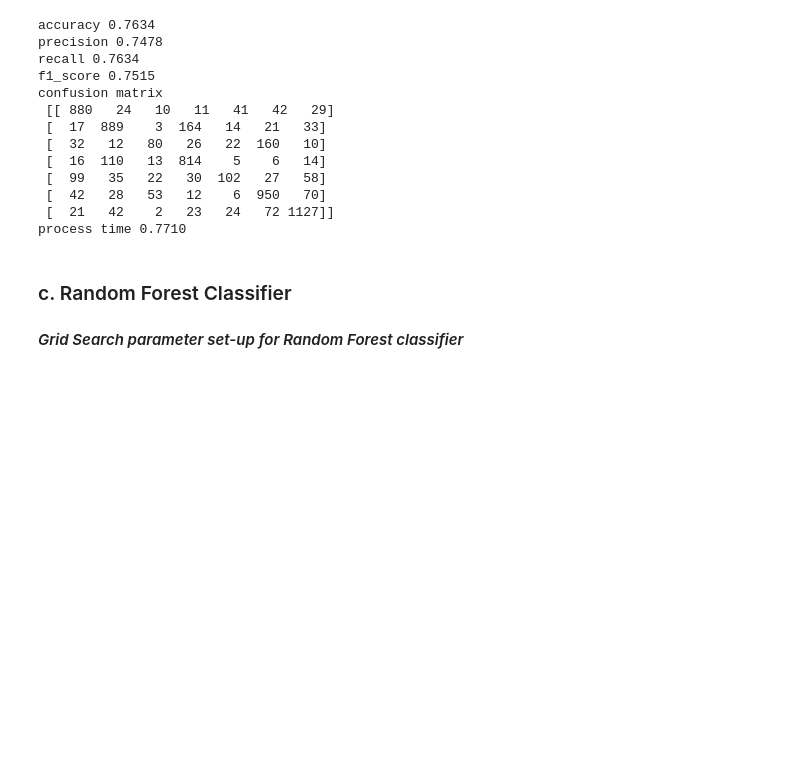
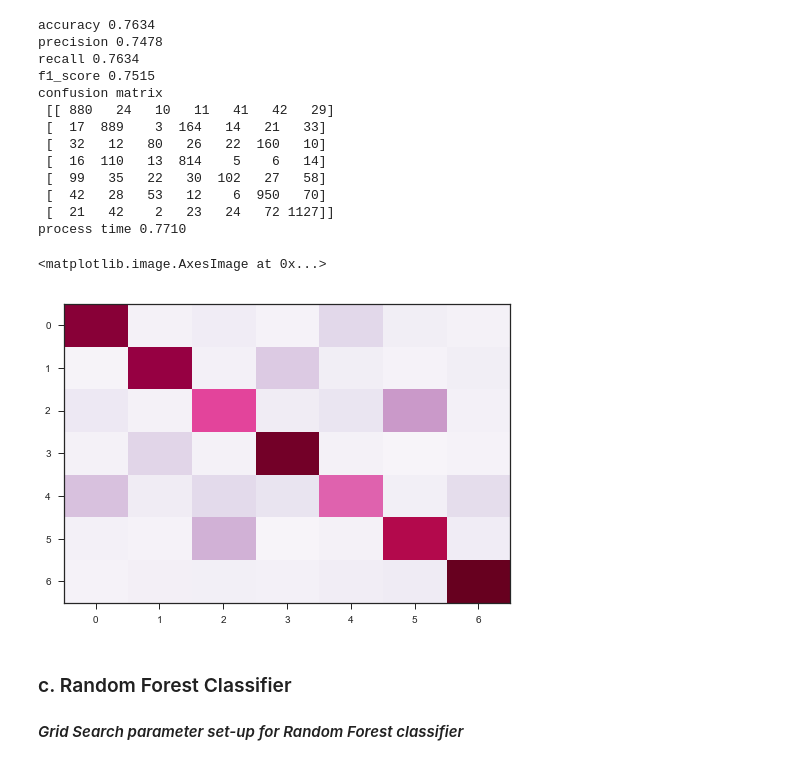
Before and after one commit to bici-sancta/mashable, a Jupyter notebook: data_channel_classification/Lab_02_task_02_2017.10.28.13.31.ipynb, the cells around one changed output. Saved outputs shown, nothing was run; the diff lists cells and outputs as text; code cells hidden in the pictures; blank space fills up the shorter version.

```diff
--- a/data_channel_classification/Lab_02_task_02_2017.10.28.13.31.ipynb
+++ b/data_channel_classification/Lab_02_task_02_2017.10.28.13.31.ipynb
@@ -949,6 +1052,16 @@ confusion matrix
  [  42   28   53   12    6  950   70]
  [  21   42    2   23   24   72 1127]]
 process time 0.7710
+# %%
+DT_confusion_matrix = confusion_matrix(y_test, y_hat)
+
+cm_normalized = DT_confusion_matrix.astype('float') / DT_confusion_matrix.sum(axis=1)[:, np.newaxis]
+
+plt.imshow(cm_normalized, cmap = plt.get_cmap('PuRd'), aspect = 'auto')
+plt.grid(False)
+# %% [output]
+<matplotlib.image.AxesImage at 0x...>
+[figure, added]
 # %% [markdown]
 ### c. Random Forest Classifier
 
```
Also changed, not shown: parts of 15 cells of this notebook, 2 other files.
